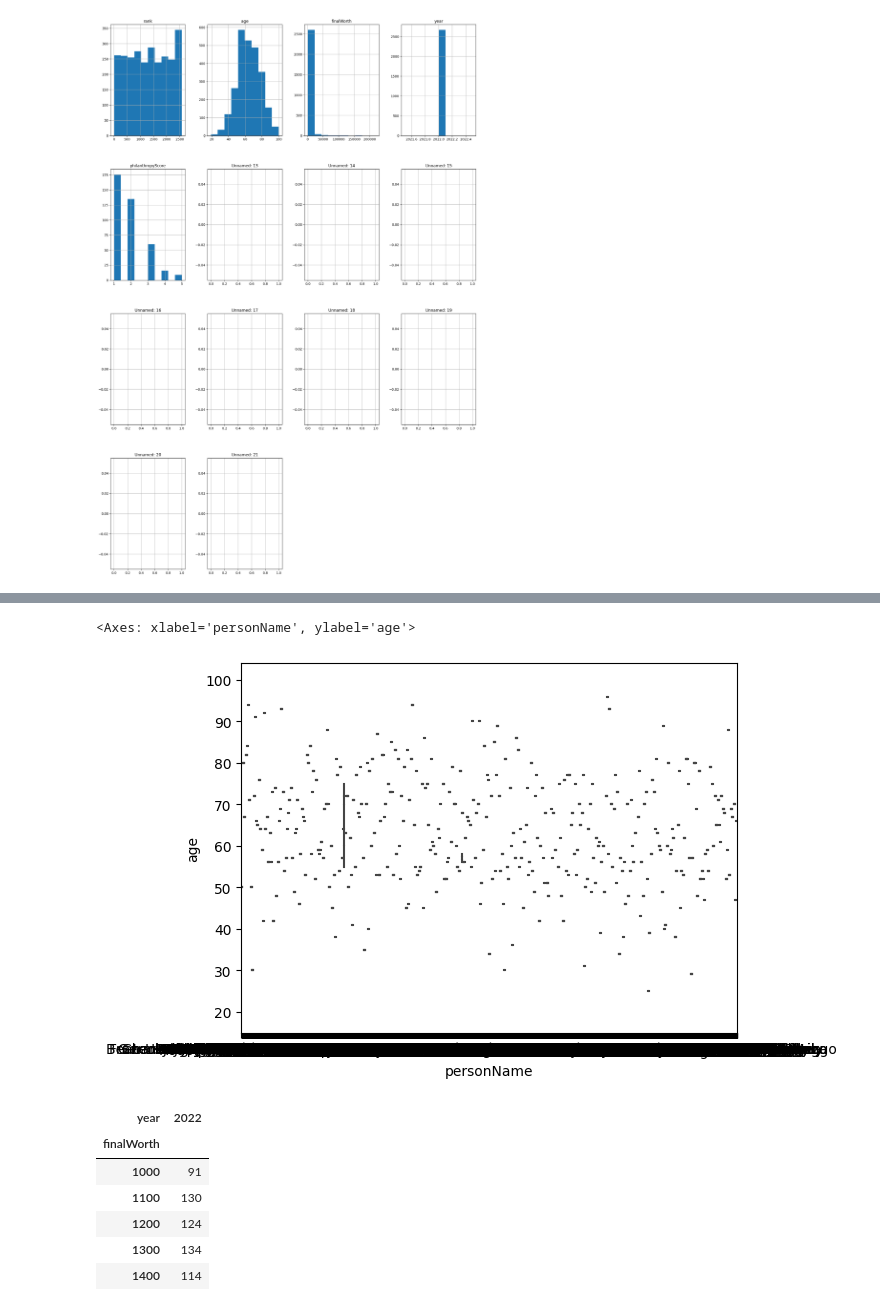
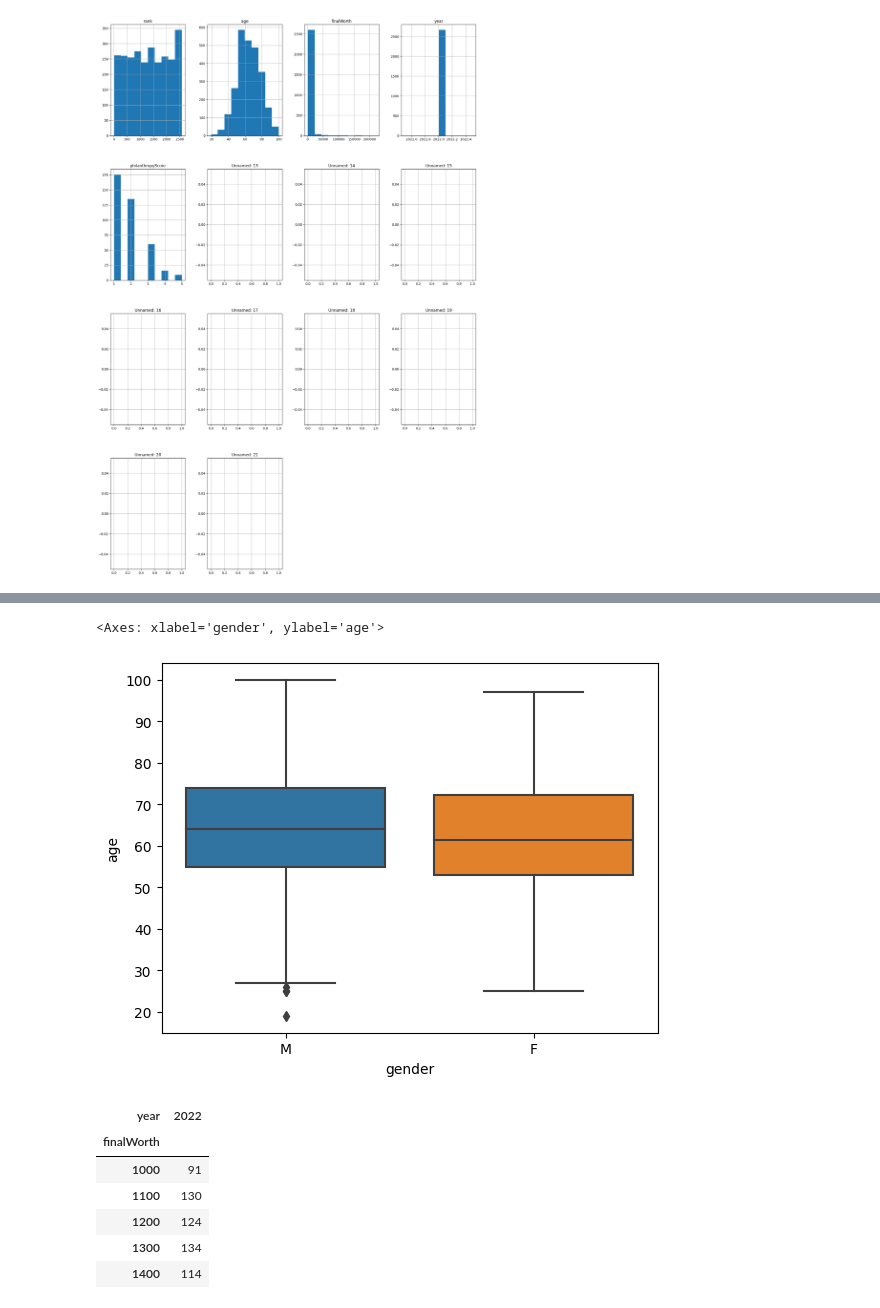
Before and after one commit to Sarajaldin/Richest-Persons, a Jupyter notebook: richest_persons.ipynb, the cells around one changed output, grey strips where cells are left out. Drawn from its saved outputs; the diff is of its cells as text; code cells hidden in the pictures.

```diff
--- a/richest_persons.ipynb
+++ b/richest_persons.ipynb
@@ -130,7 +7,7 @@ import matplotlib.pyplot as plt
 import seaborn as sns
 from math import factorial
 import scipy.stats as st
+
+# Load the CSV file into a pandas dataframe
+url = 'https://raw.githubusercontent.com/Sarajaldin/Richest-Persons/main/forbes_2022_billionaires7.csv'
+mydata= pd.read_csv(url, on_bad_lines='skip')
-# %%
-mydata = pd.read_csv('https://raw.githubusercontent.com/Sarajaldin/Richest-Persons/main/forbes_2022_billionaires7.csv')
-
-mydata.info(3)
@@ -190,8 +248,8 @@ array([[<Axes: title={'center': 'rank'}>,
 # %%
-sns.boxplot(x="personName", y="age", data=mydata)
+sns.boxplot(x="gender", y="age", data=mydata)
 # %% [output]
-<Axes: xlabel='personName', ylabel='age'>
+<Axes: xlabel='gender', ylabel='age'>
-[figure, old version]
+[figure, new version]
 # %%
 pd.crosstab(mydata['finalWorth'],mydata['year'] )
 # %% [output]
```
Also changed, not shown: parts of 23 cells of this notebook.
